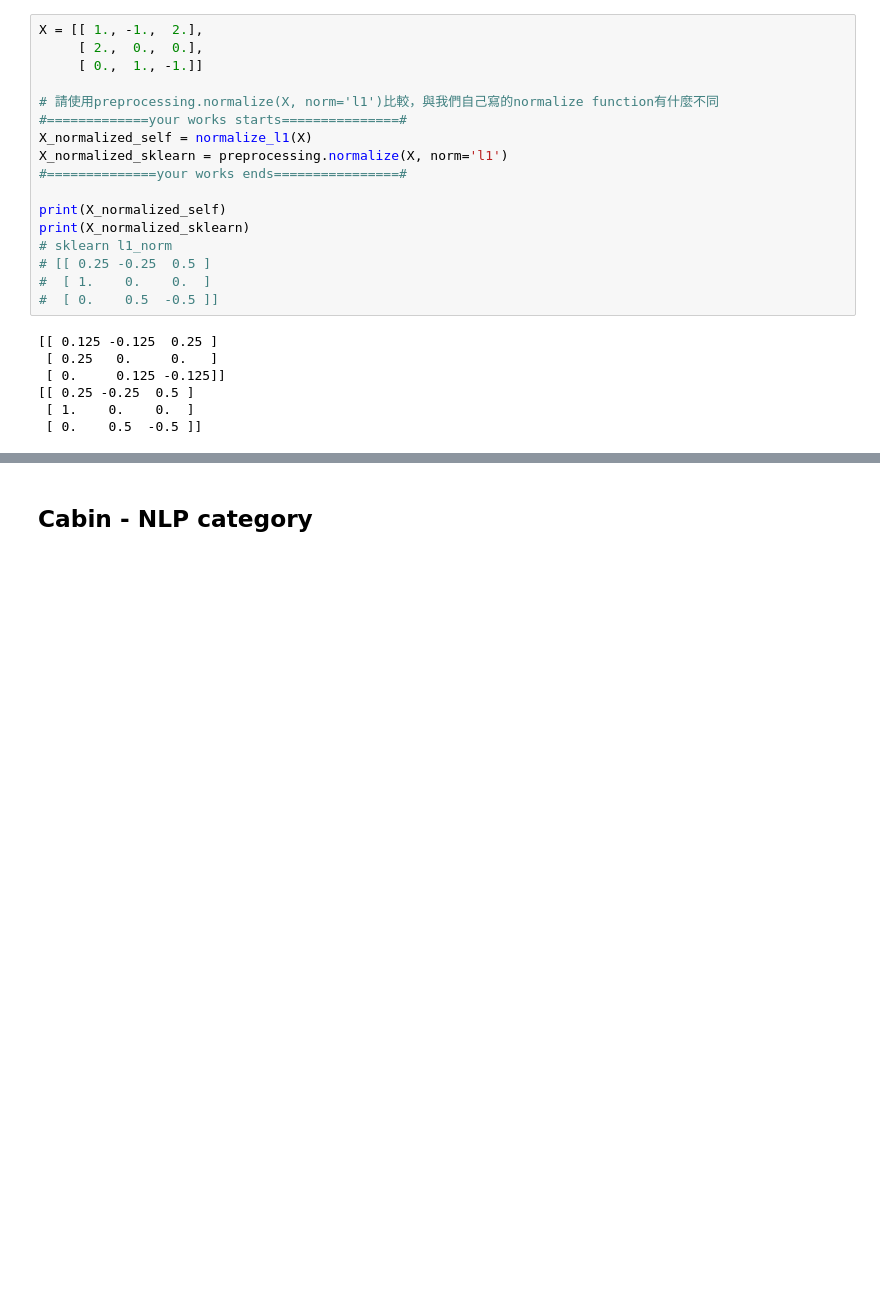
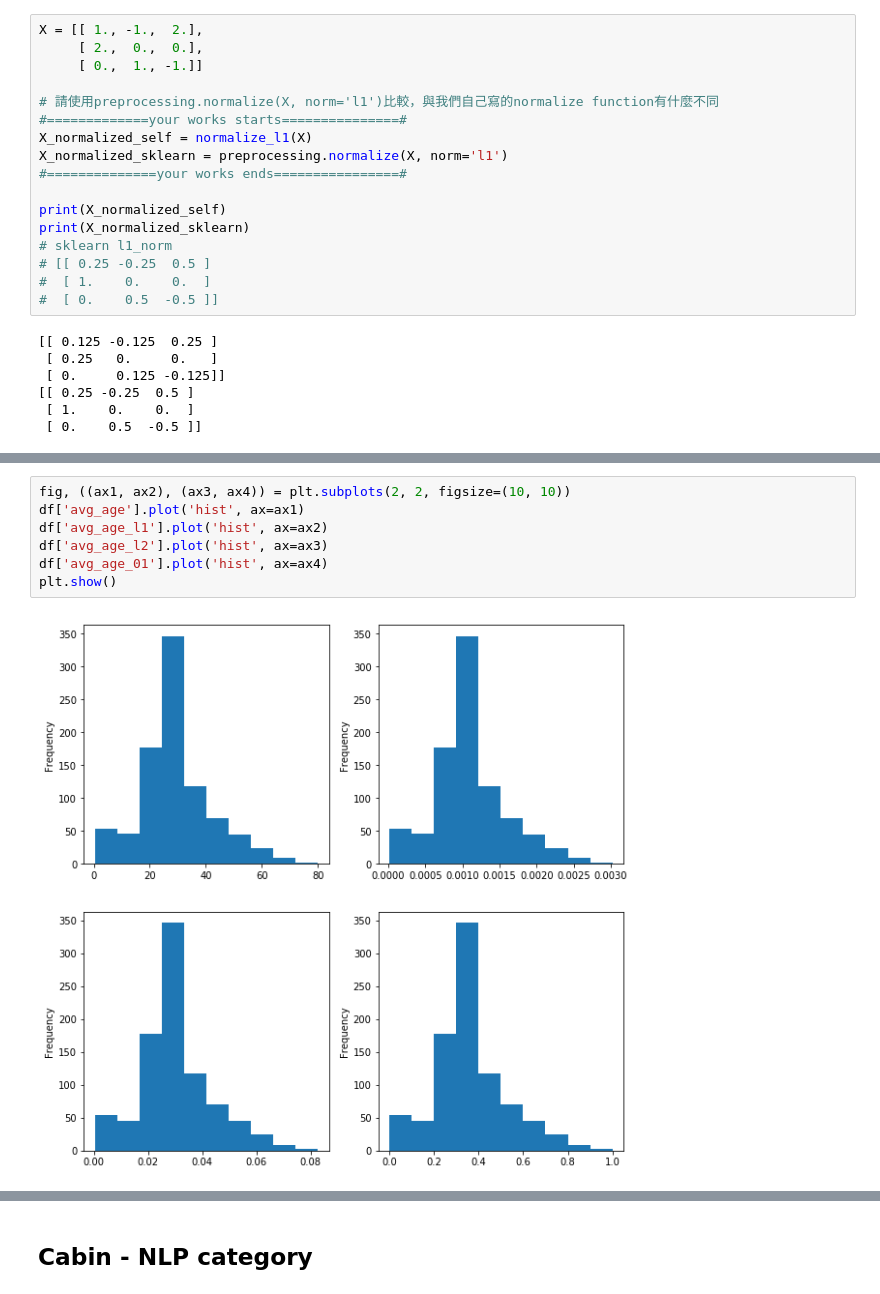
Before and after one commit to GoatWang/IIIMaterial, a Jupyter notebook: 02_PreProcessing/main02.ipynb, the cells around one changed output, grey strips where cells are left out. Cells and saved outputs as stored; diff of their text form; blank space fills up the shorter version.

```diff
--- a/02_PreProcessing/main02.ipynb
+++ b/02_PreProcessing/main02.ipynb
@@ -270,0 +306,9 @@ df[['avg_age', 'avg_age_l1', 'avg_age_l2']].head()
+# %%
+fig, ((ax1, ax2), (ax3, ax4)) = plt.subplots(2, 2, figsize=(10, 10))
+df['avg_age'].plot('hist', ax=ax1)
+df['avg_age_l1'].plot('hist', ax=ax2)
+df['avg_age_l2'].plot('hist', ax=ax3)
+df['avg_age_01'].plot('hist', ax=ax4)
+plt.show()
+# %% [output]
+[figure, added]
```
Also changed, not shown: parts of 6 cells of this notebook, 2 other files.
